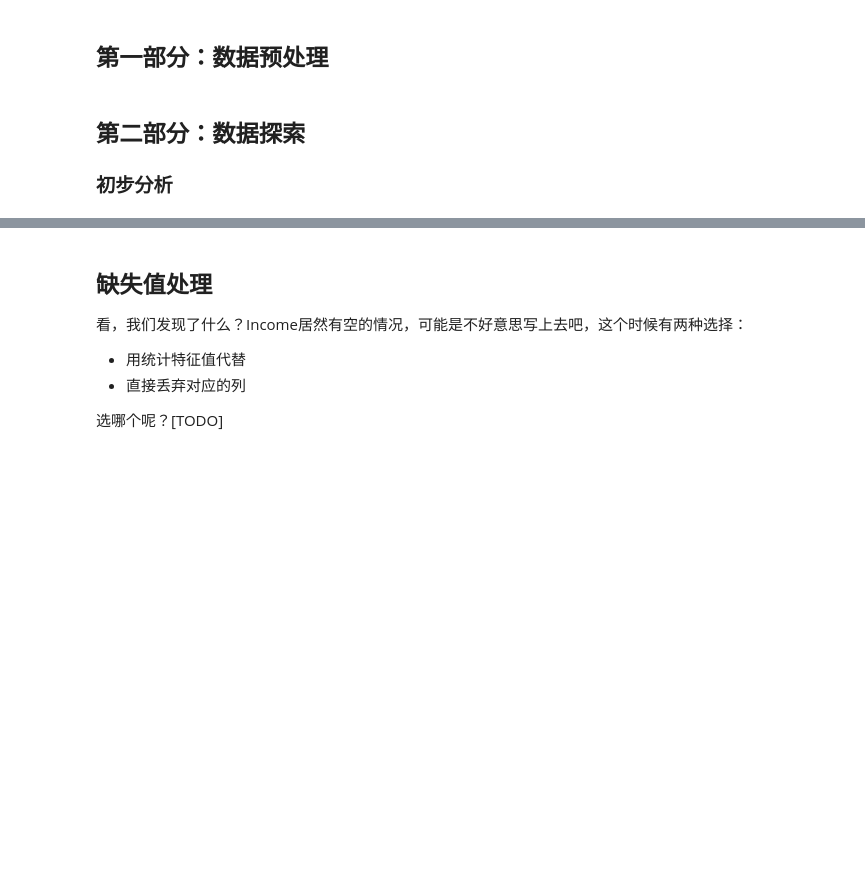
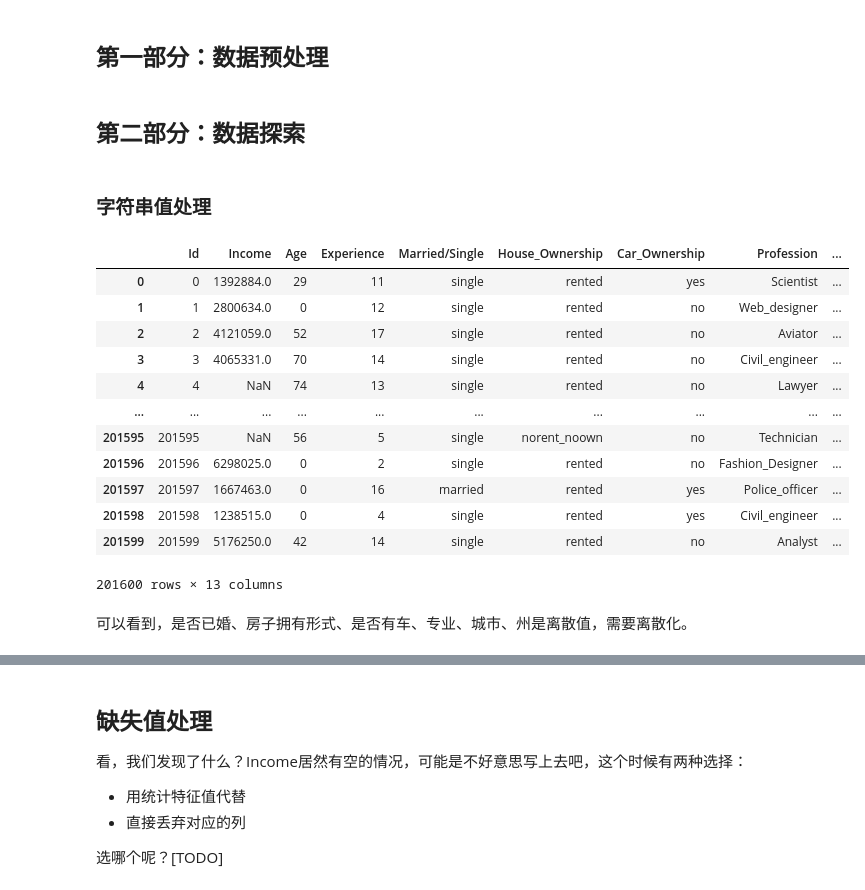
Before and after one commit to 1475505/BUPT_DataWork-101, a Jupyter notebook: AwesomeLoan.ipynb, the cells around one changed output, grey strips where cells are left out. Saved outputs shown, nothing was run; the diff lists cells and outputs as text; code cells hidden in the pictures; blank space fills up the shorter version.

```diff
--- a/AwesomeLoan.ipynb
+++ b/AwesomeLoan.ipynb
@@ -11,5 +11,24 @@ import pandas as pd
 df = pd.read_csv('train-data.csv', index_col = None)
 # %% [markdown]
 ## 第二部分：数据探索
-
-### 初步分析
+# %% [markdown]
+### 字符串值处理
+# %%
+# 将字符串值转为离散值
+df
+# %% [output]
+|  | Id | Income | Age | Experience | Married/Single | House_Ownership | Car_Ownership | Profession | ... |
+| 0 | 0 | 1392884.0 | 29 | 11 | single | rented | yes | Scientist | ... |
+| 1 | 1 | 2800634.0 | 0 | 12 | single | rented | no | Web_designer | ... |
+| 2 | 2 | 4121059.0 | 52 | 17 | single | rented | no | Aviator | ... |
+| 3 | 3 | 4065331.0 | 70 | 14 | single | rented | no | Civil_engineer | ... |
+| 4 | 4 | NaN | 74 | 13 | single | rented | no | Lawyer | ... |
+| ... | ... | ... | ... | ... | ... | ... | ... | ... | ... |
+| 201595 | 201595 | NaN | 56 | 5 | single | norent_noown | no | Technician | ... |
+| 201596 | 201596 | 6298025.0 | 0 | 2 | single | rented | no | Fashion_Designer | ... |
+| 201597 | 201597 | 1667463.0 | 0 | 16 | married | rented | yes | Police_officer | ... |
+| 201598 | 201598 | 1238515.0 | 0 | 4 | single | rented | yes | Civil_engineer | ... |
+| 201599 | 201599 | 5176250.0 | 42 | 14 | single | rented | no | Analyst | ... |
+201600 rows × 13 columns
+# %% [markdown]
+可以看到，是否已婚、房子拥有形式、是否有车、专业、城市、州是离散值，需要离散化。
```
Also changed, not shown: parts of 9 cells of this notebook.
